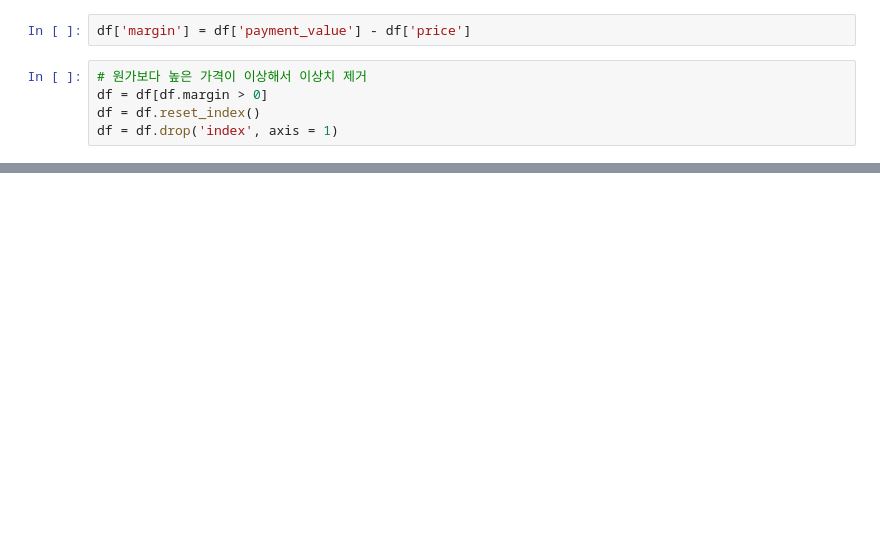
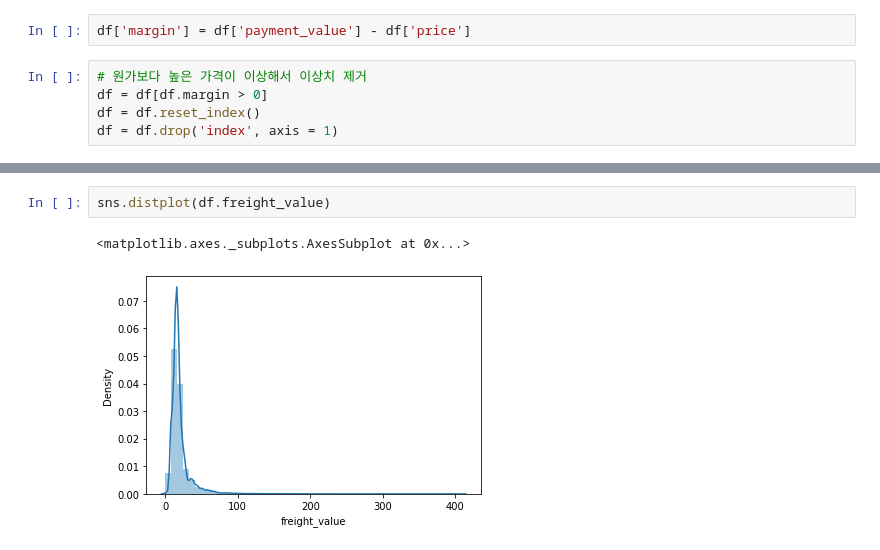
Before and after one commit to vkekd25/Codestates_Brazil_E_Commerce, a Jupyter notebook: Sc2_Project.ipynb, the cells around one changed output, grey strips where cells are left out. Cells and saved outputs as stored; diff of their text form; blank space fills up the shorter version.

```diff
--- a/Sc2_Project.ipynb
+++ b/Sc2_Project.ipynb
@@ -682,0 +745,5 @@ Index(['order_id', 'customer_id', 'order_status', 'order_purchase_timestamp',
+# %%
+sns.distplot(df.freight_value)
+# %% [output]
+<matplotlib.axes._subplots.AxesSubplot at 0x...>
+[figure, added]
```
Also changed, not shown: parts of 30 cells of this notebook.
